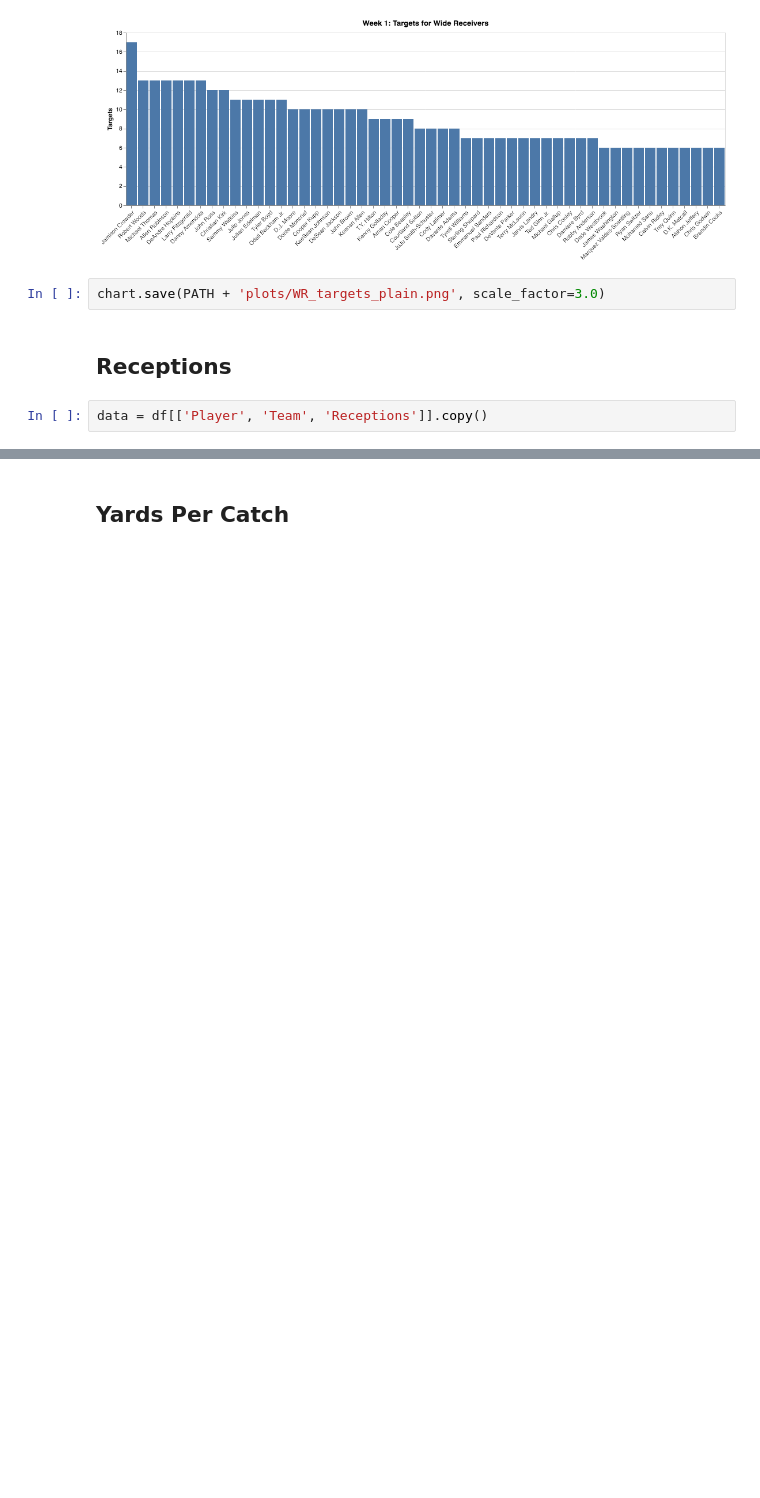
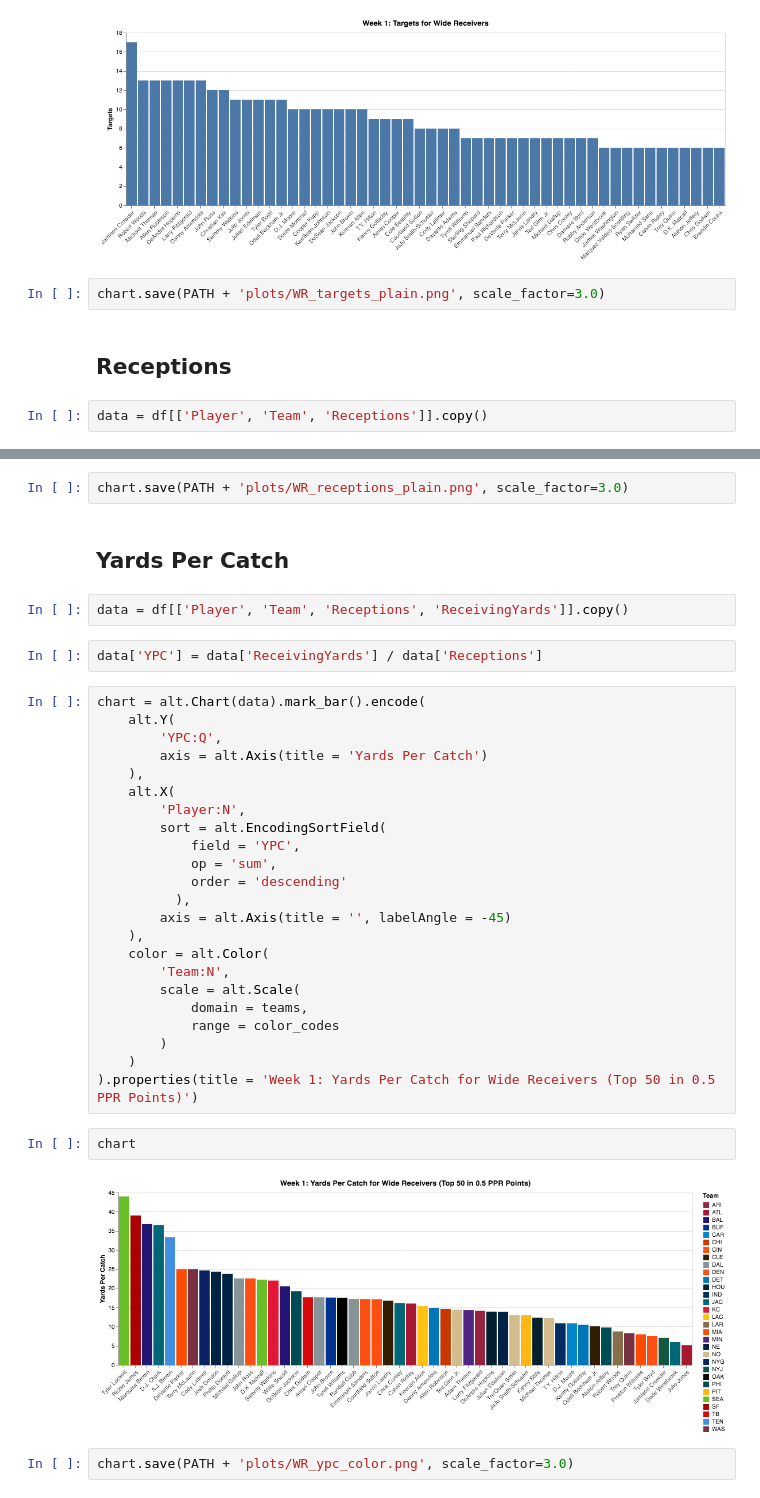
Before and after one commit to sarthakbatragatech/FantasyFootballVisualizer2019, a Jupyter notebook: plot_WR_data.ipynb, the cells around one changed output, grey strips where cells are left out. Saved outputs shown, nothing was run; the diff lists cells and outputs as text; blank space fills up the shorter version.

```diff
--- a/plot_WR_data.ipynb
+++ b/plot_WR_data.ipynb
@@ -261,2 +314,37 @@ data = df[['Player', 'Team', 'Receptions']].copy()
+# %%
+chart.save(PATH + 'plots/WR_receptions_plain.png', scale_factor=3.0)
 # %% [markdown]
 ## Yards Per Catch
+# %%
+data = df[['Player', 'Team', 'Receptions', 'ReceivingYards']].copy()
+# %%
+data['YPC'] = data['ReceivingYards'] / data['Receptions']
+# %%
+chart = alt.Chart(data).mark_bar().encode(
+    alt.Y(
+        'YPC:Q',
+        axis = alt.Axis(title = 'Yards Per Catch')
+    ),
+    alt.X(
+        'Player:N',
+        sort = alt.EncodingSortField(
+            field = 'YPC',
+            op = 'sum',
+            order = 'descending'
+          ),
+        axis = alt.Axis(title = '', labelAngle = -45)
+    ),
+    color = alt.Color(
+        'Team:N',
+        scale = alt.Scale(
+            domain = teams,
+            range = color_codes
+        )
+    )
+).properties(title = 'Week 1: Yards Per Catch for Wide Receivers (Top 50 in 0.5 PPR Points)')
+# %%
+chart
+# %% [output]
+[figure, added]
+# %%
+chart.save(PATH + 'plots/WR_ypc_color.png', scale_factor=3.0)
```
Also changed, not shown: parts of 15 cells of this notebook, 7 other files.
